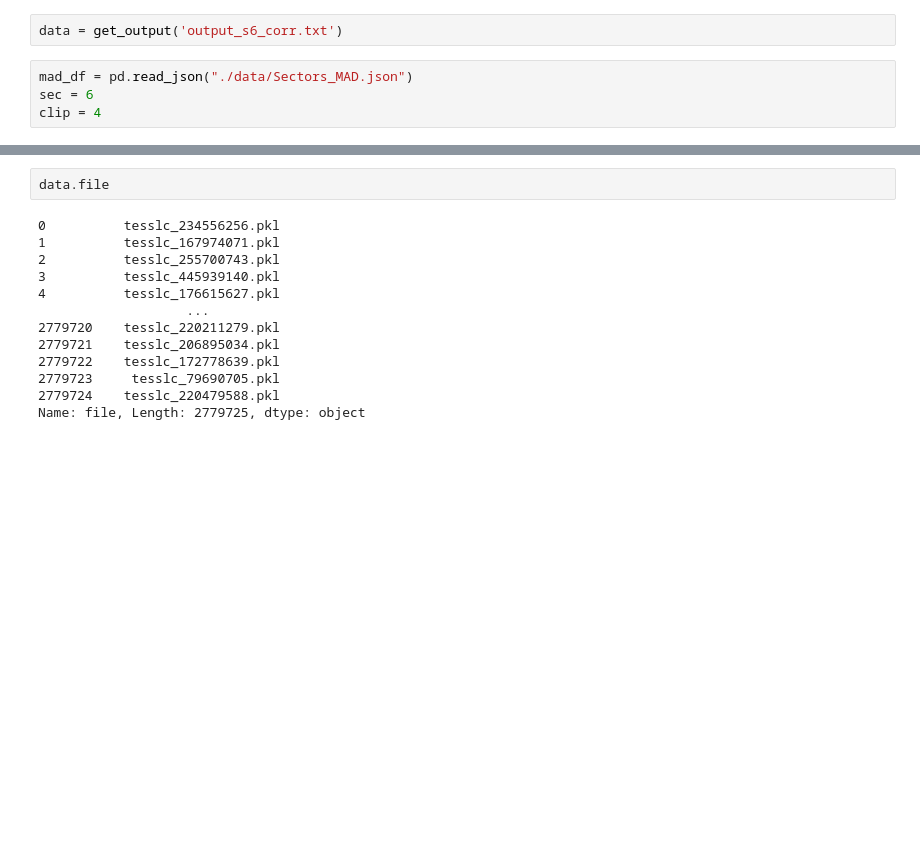
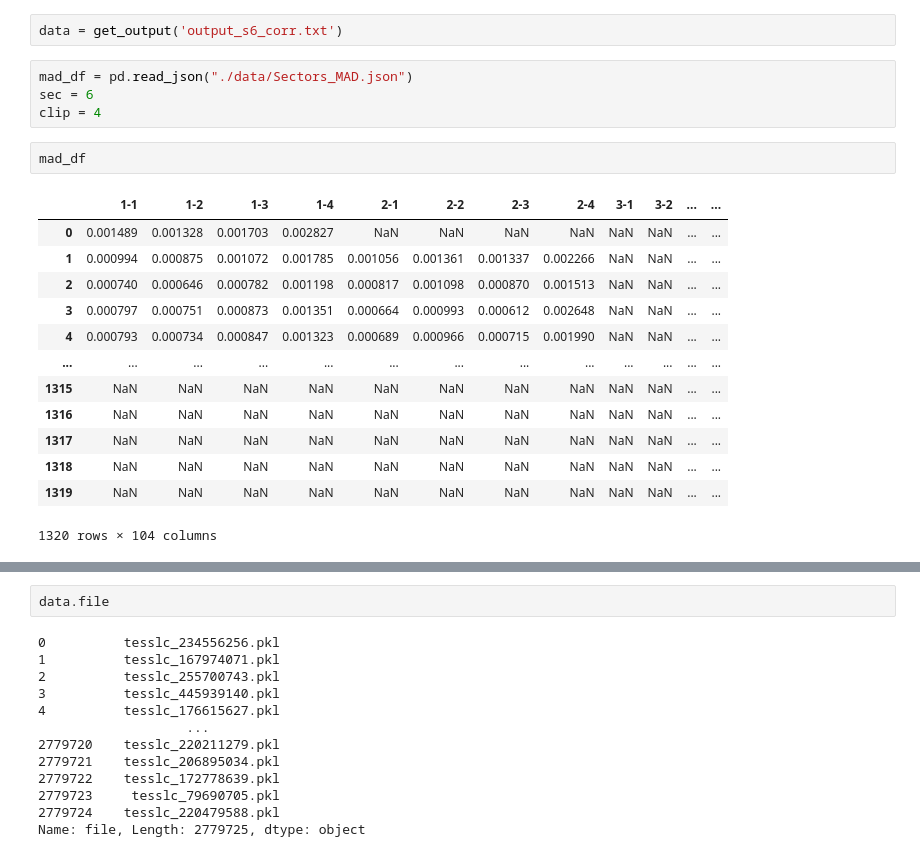
Before and after one commit to azibn/automated_exocomet_hunt, a Jupyter notebook: notebooks/multiple_plots.ipynb, the cells around one changed output, grey strips where cells are left out. Drawn from its saved outputs; the diff is of its cells as text; blank space fills up the shorter version.

```diff
--- a/notebooks/multiple_plots.ipynb
+++ b/notebooks/multiple_plots.ipynb
@@ -22,3 +22,19 @@ data = get_output('output_s6_corr.txt')
 mad_df = pd.read_json("./data/Sectors_MAD.json")
 sec = 6
 clip = 4
+# %%
+mad_df
+# %% [output]
+|  | 1-1 | 1-2 | 1-3 | 1-4 | 2-1 | 2-2 | 2-3 | 2-4 | 3-1 | 3-2 | ... | ... |
+| 0 | 0.001489 | 0.001328 | 0.001703 | 0.002827 | NaN | NaN | NaN | NaN | NaN | NaN | ... | ... |
+| 1 | 0.000994 | 0.000875 | 0.001072 | 0.001785 | 0.001056 | 0.001361 | 0.001337 | 0.002266 | NaN | NaN | ... | ... |
+| 2 | 0.000740 | 0.000646 | 0.000782 | 0.001198 | 0.000817 | 0.001098 | 0.000870 | 0.001513 | NaN | NaN | ... | ... |
+| 3 | 0.000797 | 0.000751 | 0.000873 | 0.001351 | 0.000664 | 0.000993 | 0.000612 | 0.002648 | NaN | NaN | ... | ... |
+| 4 | 0.000793 | 0.000734 | 0.000847 | 0.001323 | 0.000689 | 0.000966 | 0.000715 | 0.001990 | NaN | NaN | ... | ... |
+| ... | ... | ... | ... | ... | ... | ... | ... | ... | ... | ... | ... | ... |
+| 1315 | NaN | NaN | NaN | NaN | NaN | NaN | NaN | NaN | NaN | NaN | ... | ... |
+| 1316 | NaN | NaN | NaN | NaN | NaN | NaN | NaN | NaN | NaN | NaN | ... | ... |
+| 1317 | NaN | NaN | NaN | NaN | NaN | NaN | NaN | NaN | NaN | NaN | ... | ... |
+| 1318 | NaN | NaN | NaN | NaN | NaN | NaN | NaN | NaN | NaN | NaN | ... | ... |
+| 1319 | NaN | NaN | NaN | NaN | NaN | NaN | NaN | NaN | NaN | NaN | ... | ... |
+1320 rows × 104 columns
```
Also changed, not shown: parts of 3 cells of this notebook, 7 other files.
